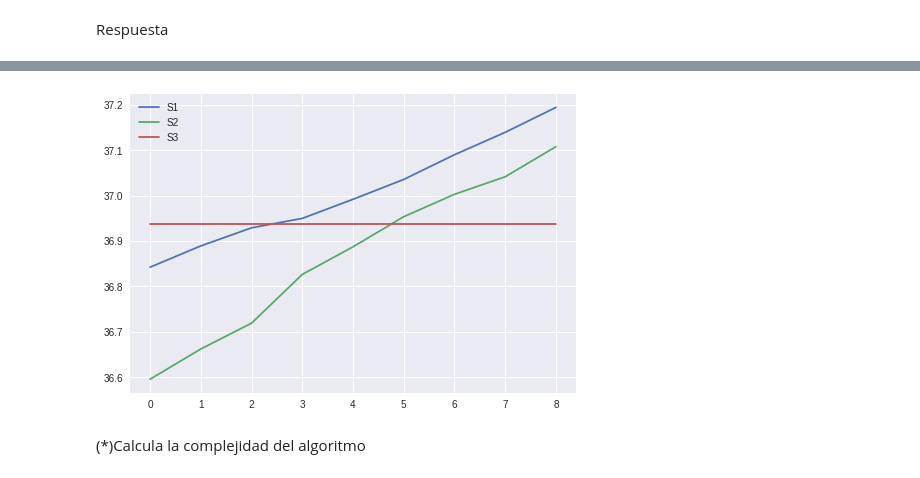
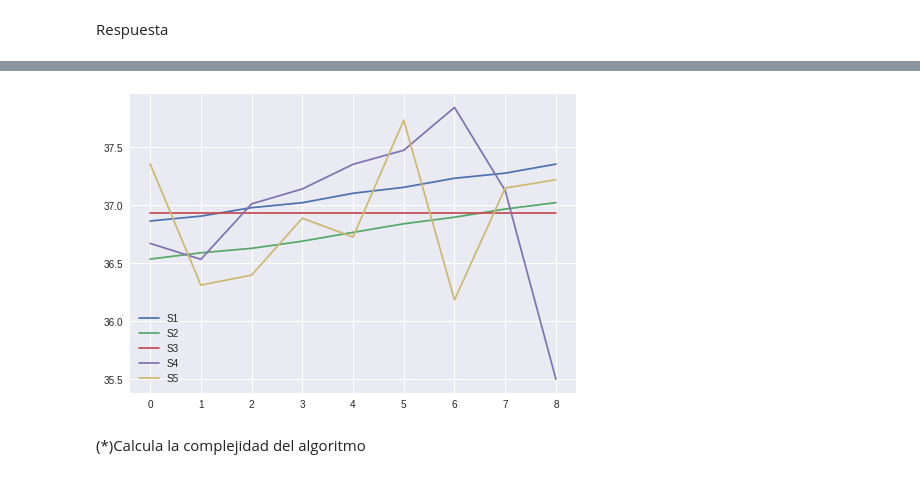
Before and after one commit to a-afonso/03MAIR-Algoritmos-de-optimizacion, a Jupyter notebook: SEMINARIO/SEMINARIO_Augusto_Afonso.ipynb, the cells around one changed output, grey strips where cells are left out. Saved outputs shown, nothing was run; the diff lists cells and outputs as text; code cells hidden in the pictures.

```diff
--- a/SEMINARIO/SEMINARIO_Augusto_Afonso.ipynb
+++ b/SEMINARIO/SEMINARIO_Augusto_Afonso.ipynb
@@ -220,12 +220,14 @@ from itertools import permutations
 import matplotlib.pyplot as plt
 
 
-def print_graph(S1, S2, S3):
+def print_graph(S1, S2, S3, S4, S5):
   fig, axes = plt.subplots(1, 1)
   axes.plot(np.arange(len(S1)), S1)
   axes.plot(np.arange(len(S2)), S2)
   axes.plot(np.arange(len(S3)), S3)
-  plt.legend(['S1', 'S2', 'S3'], loc='best')
+  axes.plot(np.arange(len(S4)), S4)
+  axes.plot(np.arange(len(S5)), S5)
+  plt.legend(['S1', 'S2', 'S3', 'S4', 'S5'], loc='best')
   plt.show()
 
 
@@ -236,12 +238,13 @@ nGroups = 3
 
 # Creación de un dataset de muestra
 MUESTRA = pd.DataFrame()
+#random.seed(0)
 MUESTRA["Id"] = [i for i in range(nIndividuals)]
 MUESTRA["Peso"] = [random.gauss(37, 2.1) for i in range(nIndividuals)]
 MUESTRA["Sexo"] = [random.getrandbits(1) for i in range(nIndividuals)]
 
 # Función mejorada que resuelve el problema 1 del seminario
-def do_problem1(MUESTRA, nTreats, nGroups):
+def do_problem1(MUESTRA, nTreats, nGroups, options):
   nAnimals = len(MUESTRA)
 
   # Dividimos el dataset en dos listas, una para cada sexo
@@ -261,7 +264,7 @@ def do_problem1(MUESTRA, nTreats, nGroups):
   nAnimalsGroup = min(nMale, nFemale) // (nTreats * nGroups)
 
   # Función local para crear agrupaciones de cualquier sexo
-  def group_animals(MSEXO, nTreats, nGroups, nAnimalsGroup):
+  def group_animals(MSEXO, nTreats, nGroups, nAnimalsGroup, options):
 
     # Calcula el peso medio
     p_medio = np.mean(MSEXO, axis=0)[1]
@@ -274,42 +277,56 @@ def do_problem1(MUESTRA, nTreats, nGroups):
 
     # Ordenamos la muestra por diferencias con respecto a la media
     # para excluir los más distantes en peso (de la media)
-    for a in MSEXO:
-      a[2] = abs(p_medio - a[1])
-    MSEXO = sorted(MSEXO, key=lambda x: x[2])
-    MSEXO = MSEXO[0:nAnimalsSex]
+    if options == "Ordenada":
+      for a in MSEXO:
+        a[2] = abs(p_medio - a[1])
+      MSEXO = sorted(MSEXO, key=lambda x: x[2])
+      MSEXO = MSEXO[0:nAnimalsSex]
 
-    # Reordenamos la muestra por pesos
-    MSEXO = sorted(MSEXO, key=lambda x: x[1])
+      # Reordenamos la muestra por pesos
+      MSEXO = sorted(MSEXO, key=lambda x: x[1])
 
-    # Calcula el nuevo peso medio
-    #p_medio = np.mean(MSEXO, axis=0)[1]
+      # Crea los grupos más homogéneos posible, escogiendo un individuo por cada
+      # nTotalGroups, de forma que en cada grupo entren individuos significativos
+      # de cada zona de la lista ya ordenada por pesos
+      TEMP_1 = []
+      for i in range(nTotalGroups):
+        TEMP_2 = []
 
-    # Crea los grupos más homogéneos posible, escogiendo un individuo por cada
-    # nTotalGroups, de forma que en cada grupo entren individuos significativos
-    # de cada zona de la lista ya ordenada por pesos
-    TEMP_1 = []
-    for i in range(nTotalGroups):
+        for j in range(i, nAnimalsSex, nTotalGroups):
+          TEMP_2.append(MSEXO[j])
+
+        TEMP_1.append(TEMP_2)
+    else:
+      MSEXO = MSEXO[0:nAnimalsSex]
+
+      TEMP_1 = []
       TEMP_2 = []
+      i = 0
+      while i <= nAnimalsSex-nAnimalsGroup+1:
+        if i % nAnimalsGroup == 0:
+          TEMP_2 = []
 
-      for j in range(i, nAnimalsSex, nTotalGroups):
-        TEMP_2.append(MSEXO[j])
+        TEMP_2.append(MSEXO[i])
 
-      TEMP_1.append(TEMP_2)
+        if i % nAnimalsGroup == 0:
+          TEMP_1.append(TEMP_2)
+
+        i = i + 1;
 
     return TEMP_1
 
   # Consigue las agrupaciones de animales macho más homogéneas
-  RMALE = group_animals(MALE, nTreats, nGroups, nAnimalsGroup)
+  RMALE = group_animals(MALE, nTreats, nGroups, nAnimalsGroup, options)
 
   # Consigue las agrupaciones de animales hembra más homogéneas
-  RFEMALE = group_animals(FEMALE, nTreats, nGroups, nAnimalsGroup)
+  RFEMALE = group_animals(FEMALE, nTreats, nGroups, nAnimalsGroup, options)
 
   return RMALE, RFEMALE
 
 
 # Calcula e imprime los grupos para una muestra dada
-agrupaciones = do_problem1(MUESTRA, nTreats, nGroups)
+agrupaciones = do_problem1(MUESTRA, nTreats, nGroups, 'Ordenada')
 
 print('Grupos de sexo Macho: ')
 LPM = []
@@ -318,7 +335,6 @@ for i in agrupaciones[0]:
   LPM.append(p_medio)
   print(i)
 print(LPM)
-
 print()
 
 print('Grupos de sexo Hembra: ')
@@ -328,9 +344,31 @@ for i in agrupaciones[1]:
   LPF.append(p_medio)
   print(i)
 print(LPF)
+print()
 
 m = (np.mean(LPM) + np.mean(LPF)) / 2
 
-print_graph(LPM, LPF, [m for _ in range(9)])
+# Calcula e imprime los grupos sin ordenar
+agrupaciones = do_problem1(MUESTRA, nTreats, nGroups, '')
+
+print('Grupos de sexo Macho: ')
+LPMU = []
+for i in agrupaciones[0]:
+  p_medio = np.mean(i, axis=0)[1]
+  LPMU.append(p_medio)
+  print(i)
+print(LPMU)
+print()
+
+print('Grupos de sexo Hembra: ')
+LPFU = []
+for i in agrupaciones[1]:
+  p_medio = np.mean(i, axis=0)[1]
+  LPFU.append(p_medio)
+  print(i)
+print(LPFU)
+print()
+
+print_graph(LPM, LPF, [m for _ in range(9)], LPMU, LPFU)
 # %% [output]
 Grupos de sexo Macho:
@@ -353,4 +391,4 @@ Grupos de sexo Macho:
-[figure, old version]
+[figure, new version]
 # %% [markdown]
 (*)Calcula la complejidad del algoritmo
 # %% [markdown]
```
Also changed, not shown: parts of 1 cell of this notebook.
